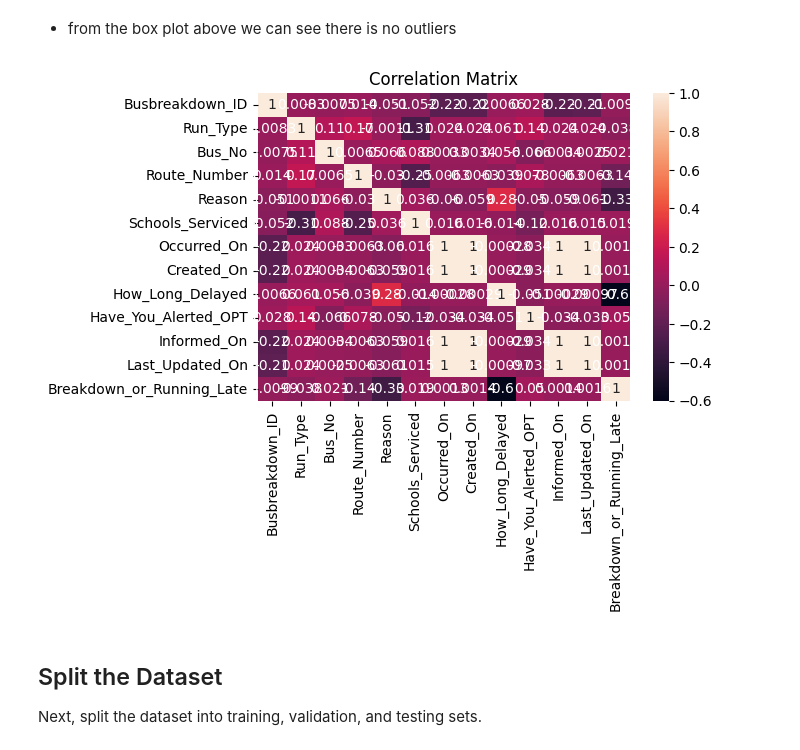
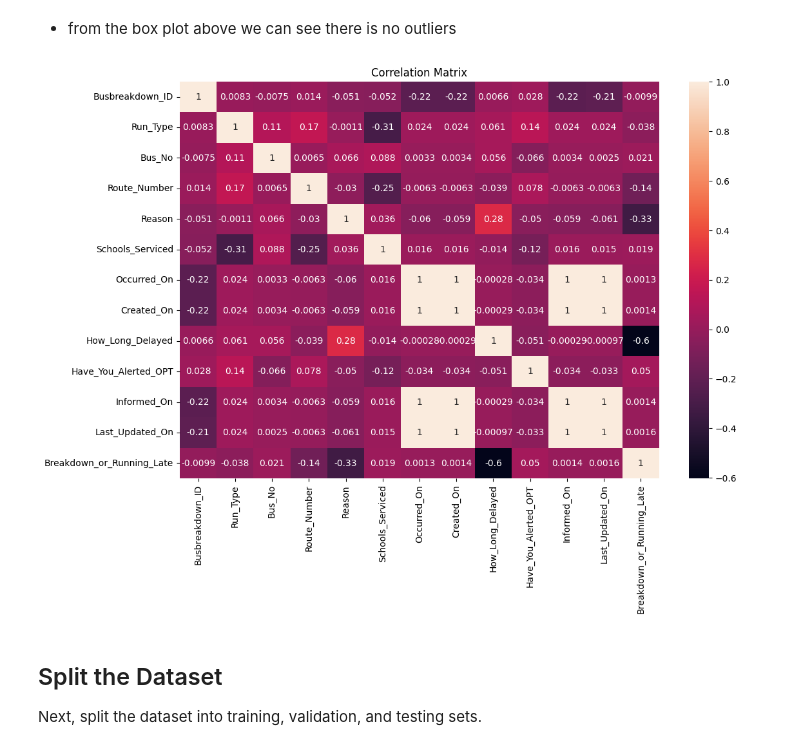
Before and after one commit to aliahalotaibi73/week5_exercises, a Jupyter notebook: traffic/Task_1_Artificial_Neural_Networks_(ANN).ipynb, the cells around one changed output. Cells and saved outputs as stored; diff of their text form; code cells hidden in the pictures.

```diff
--- a/traffic/Task_1_Artificial_Neural_Networks_(ANN).ipynb
+++ b/traffic/Task_1_Artificial_Neural_Networks_(ANN).ipynb
@@ -299,12 +299,12 @@ plt.show()
 scale = StandardScaler()
 df_scaled = scale.fit_transform(df.drop('Breakdown_or_Running_Late', axis=1))
 # %%
-plt.figure(figsize=(6,4))
+plt.figure(figsize=(12,8))
 sns.heatmap(df.corr(), annot=True)
 plt.title('Correlation Matrix')
 plt.show()
 # %% [output]
-[figure, old version]
+[figure, new version]
 # %% [markdown]
 ## Split the Dataset
 Next, split the dataset into training, validation, and testing sets.
```
Also changed, not shown: parts of 4 cells of this notebook.
